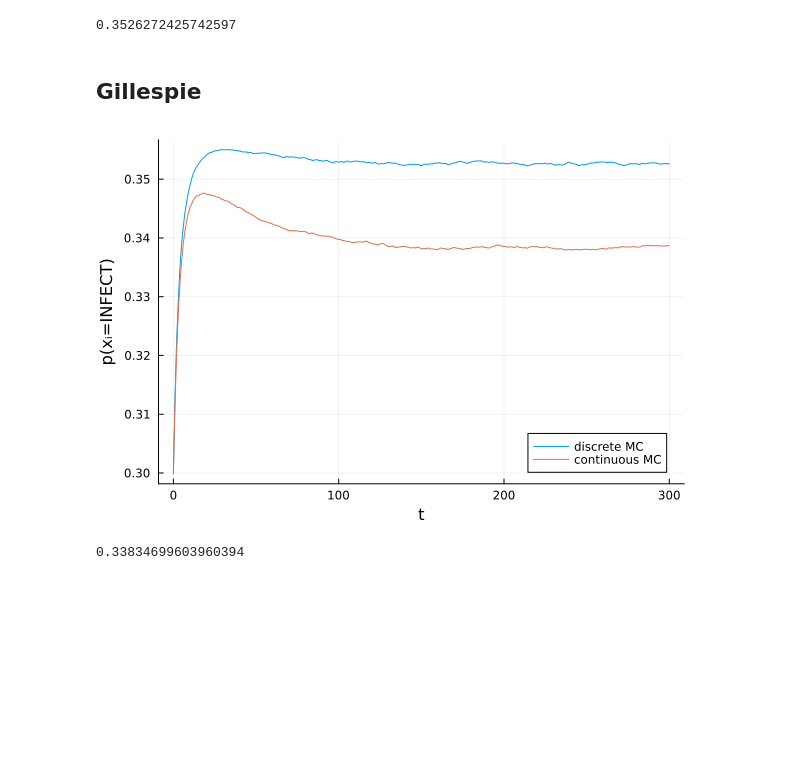
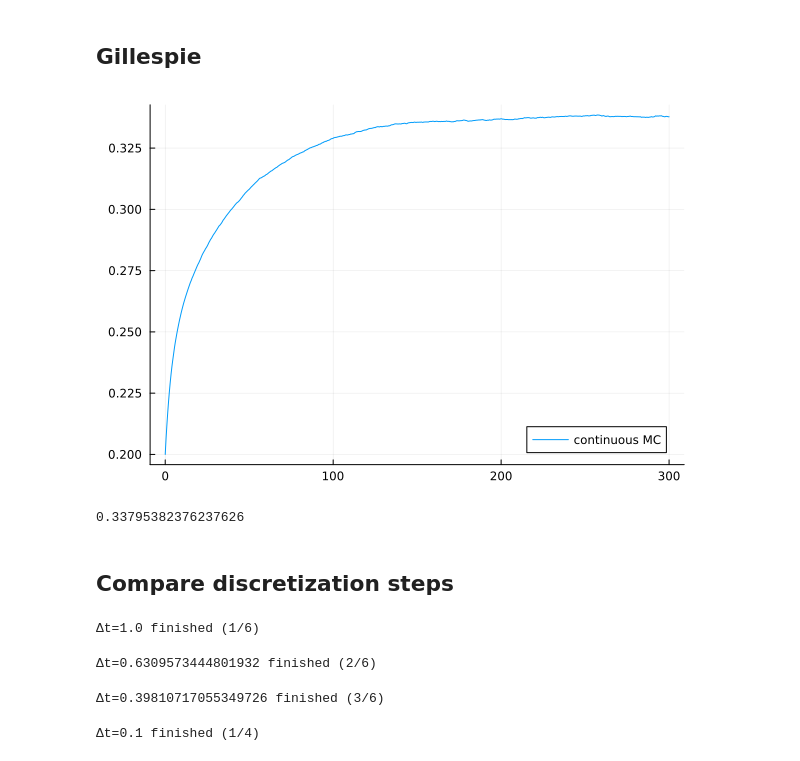
Before and after one commit to stecrotti/EternalDynamicCavity, a Jupyter notebook: aux/sis_montecarlo.ipynb, the cells around one changed output. Cells and saved outputs as stored; diff of their text form; code cells hidden in the pictures; blank space fills up the shorter version.

```diff
--- a/aux/sis_montecarlo.ipynb
+++ b/aux/sis_montecarlo.ipynb
@@ -7,19 +13,14 @@ import ProgressMeter; ProgressMeter.ijulia_behavior(:clear);
 # %%
 T = 300        # final time
 k = 3         # degree
-Δt = 1.0       # discretization
 λ = 0.07      # rate of transmission
 ρ = 0.1       # rate of recovery
-γ = 0.3      # prob. of zero patient
-N = 10^4;
+γ = 0.2      # prob. of zero patient
+N = 5*10^3;
 # %%
 seed = 0
 gg = random_regular_graph(N, k; seed)
 g = IndexedGraph(gg)
 
 # adjust probabilities and number of discrete time steps to simulate continuous-time behavior
-sis = SIS(g, λ*Δt, ρ*Δt, floor(Int, T/Δt); γ)
-
-# set up MPBP computation
-bp = mpbp(sis)
-sms = SoftMarginSampler(bp);
+sis = SIS(g, λ, ρ, T; γ);
@@ -35,19 +27,17 @@ pl = plot(0:Δt:T, p, xlabel="t", ylabel="p(xᵢ=INFECT)", label="discrete MC")
-# %%
-p_ss = mean(p[end-100:end])
-# %% [output]
-0.3526272425742597
 # %% [markdown]
 ## Gillespie
 # %%
-Δtplot = 1e-0
+Δtplot = 5e-1
 p_gill,_ = continuous_sis_sampler(sis, T, λ, ρ; nsamples = 10^3, sites=1:N,
     Δt=Δtplot, discard_dead_epidemics=false)
 m_gill = mean(p_gill);
 # %%
-plot!(deepcopy(pl), 0:Δtplot:T, m_gill, label="continuous MC")
+plot(0:Δtplot:T, m_gill, label="continuous MC")
 # %% [output]
-[figure, old version]
+[figure, new version]
 # %%
 p_ss_cont = mean(m_gill[end-100:end])
 # %% [output]
-0.33834699603960394
+0.33795382376237626
+# %% [markdown]
+## Compare discretization steps
@@ -53,0 +47,27 @@ p_ss_cont = mean(m_gill[end-100:end])
+# %%
+ps = map(eachindex(Δts)) do a
+    Δt = Δts[a]
+    sis = SIS(g, λ*Δt, ρ*Δt, floor(Int, T/Δt); γ);
+    bp = mpbp(sis)
+    sms = SoftMarginSampler(bp)
+    sample!(sms, nsamples)
+    println("Δt=$Δt finished ($a/$(length(Δts)))")
+    p = mean([x.val for x in y] for y in means((x, args...)->x-1, sms))
+end;
+# %% [output]
+Δt=1.0 finished (1/6)
+Δt=0.6309573444801932 finished (2/6)
+Δt=0.39810717055349726 finished (3/6)
+# %%
+Δts2 = 10.0 .^ (-1:-0.2:-1.6)
+ps2 = map(eachindex(Δts2)) do a
+    Δt = Δts2[a]
+    sis = SIS(g, λ*Δt, ρ*Δt, floor(Int, T/Δt); γ);
+    bp = mpbp(sis)
+    sms = SoftMarginSampler(bp)
+    sample!(sms, nsamples)
+    println("Δt=$Δt finished ($a/$(length(Δts2)))")
+    p = mean([x.val for x in y] for y in means((x, args...)->x-1, sms))
+end;
+# %% [output]
+Δt=0.1 finished (1/4)
```
Also changed, not shown: parts of 10 cells of this notebook, 3 other files.
